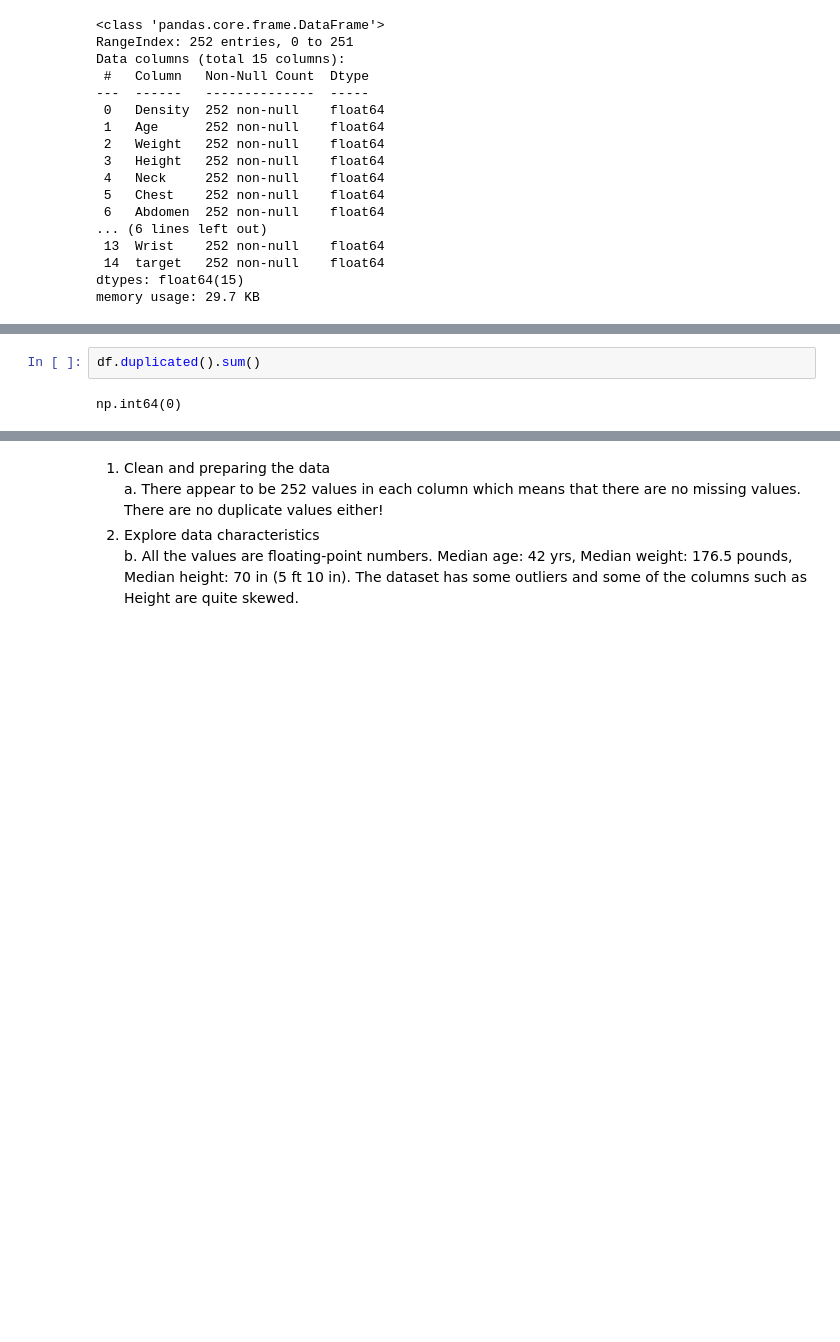
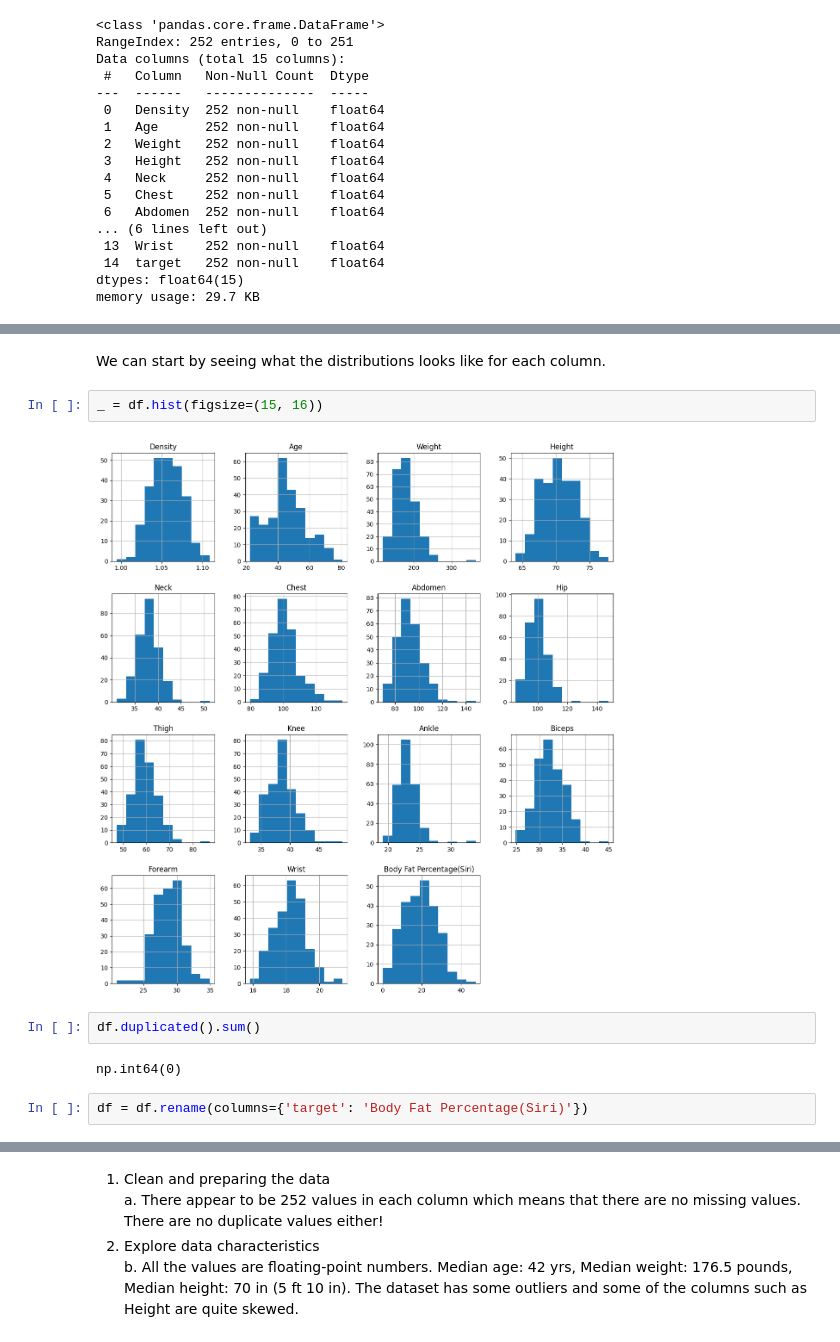
Before and after one commit to rajviu/dx602-final-project, a Jupyter notebook: project.ipynb, the cells around one changed output, grey strips where cells are left out. Cells and saved outputs as stored; diff of their text form; blank space fills up the shorter version.

```diff
--- a/project.ipynb
+++ b/project.ipynb
@@ -154,10 +155,18 @@ df.describe()
 | 50% | 1.054900 | 43.000000 | 176.500000 | 70.000000 | 38.000000 | 99.649998 | 90.950001 | 99.300003 | 59.000000 | 38.500000 | 22.799999 | ... |
 | 75% | 1.070400 | 54.000000 | 197.000000 | 72.250000 | 39.425001 | 105.375002 | 99.324997 | 103.525000 | 62.349999 | 39.925001 | 24.000000 | ... |
 | max | 1.108900 | 81.000000 | 363.149994 | 77.750000 | 51.200001 | 136.199997 | 148.100006 | 147.699997 | 87.300003 | 49.099998 | 33.900002 | ... |
+# %% [markdown]
+We can start by seeing what the distributions looks like for each column.
+# %%
+_ = df.hist(figsize=(15, 16))
+# %% [output]
+[figure, added]
 # %%
 df.duplicated().sum()
 # %% [output]
 np.int64(0)
+# %%
+df = df.rename(columns={'target': 'Body Fat Percentage(Siri)'})
 # %%
 print(f'-------Column Skewness------\n{df.skew(axis=0).sort_values()}')
 # %% [output]
```
Also changed, not shown: parts of 61 cells of this notebook, 4 other files.
